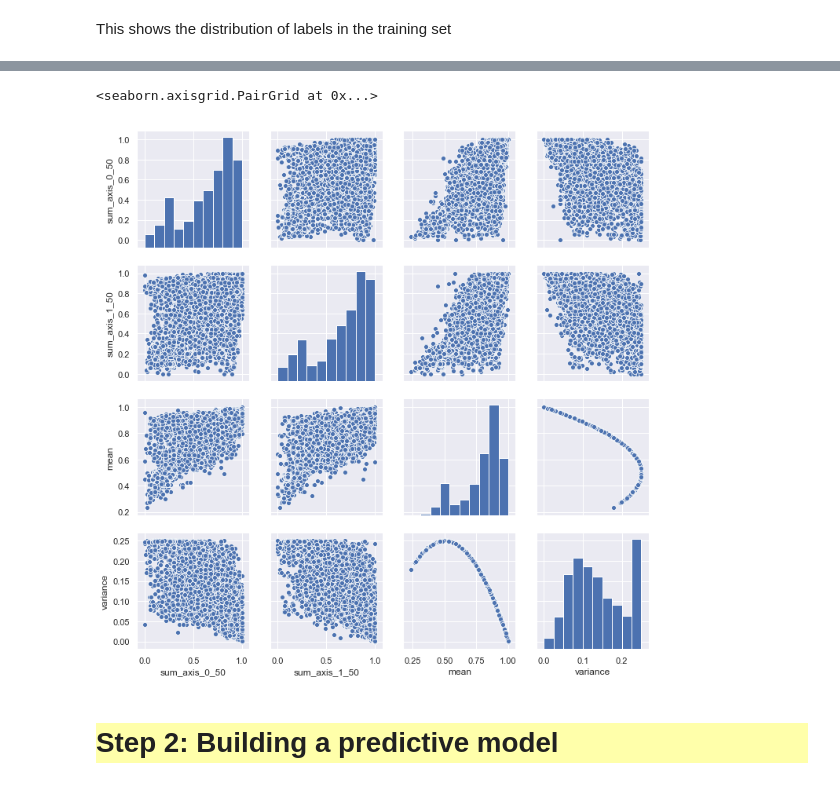
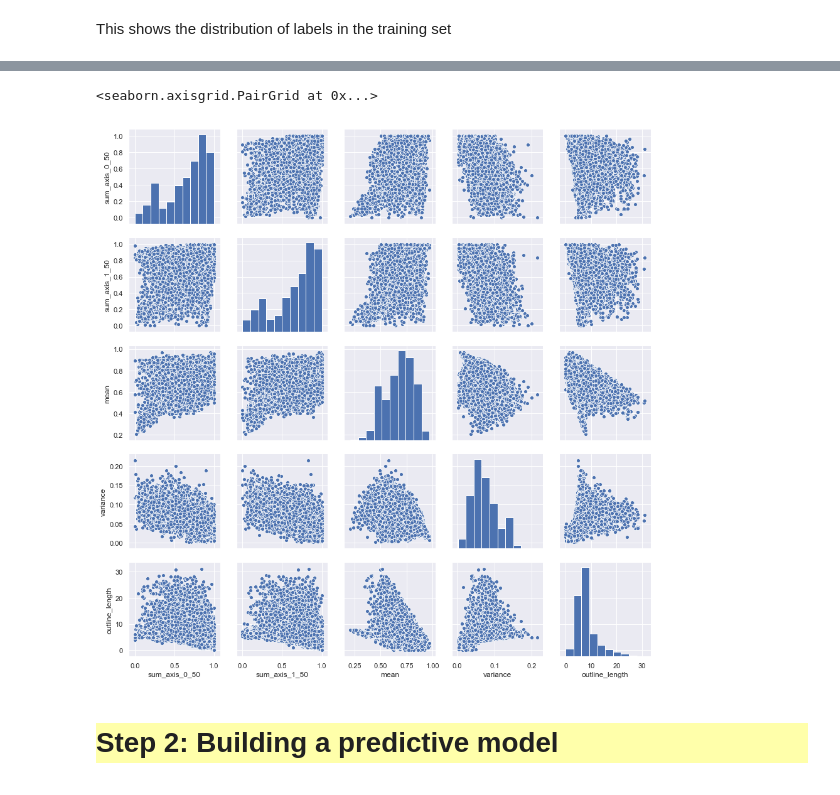
Before and after one commit to Tahkare/Projet-AIC, a Jupyter notebook: starting_kit/README.ipynb, the cells around one changed output, grey strips where cells are left out. Saved outputs shown, nothing was run; the diff lists cells and outputs as text; code cells hidden in the pictures.

```diff
--- a/starting_kit/README.ipynb
+++ b/starting_kit/README.ipynb
@@ -151,8 +151,8 @@ data[['sum_axis_0_50','sum_axis_1_50','mean','variance']].hist(figsize=(10, 10),
 # %%
-sns.pairplot(data[['sum_axis_0_50','sum_axis_1_50','mean','variance']])
+sns.pairplot(data[['sum_axis_0_50','sum_axis_1_50','mean','variance','outline_length']])
 # %% [output]
 <seaborn.axisgrid.PairGrid at 0x...>
-[figure, old version]
+[figure, new version]
 # %% [markdown]
 <div style="background:#FFFFAA">
 <h1>Step 2: Building a predictive model</h1>
```
Also changed, not shown: parts of 10 cells of this notebook.
